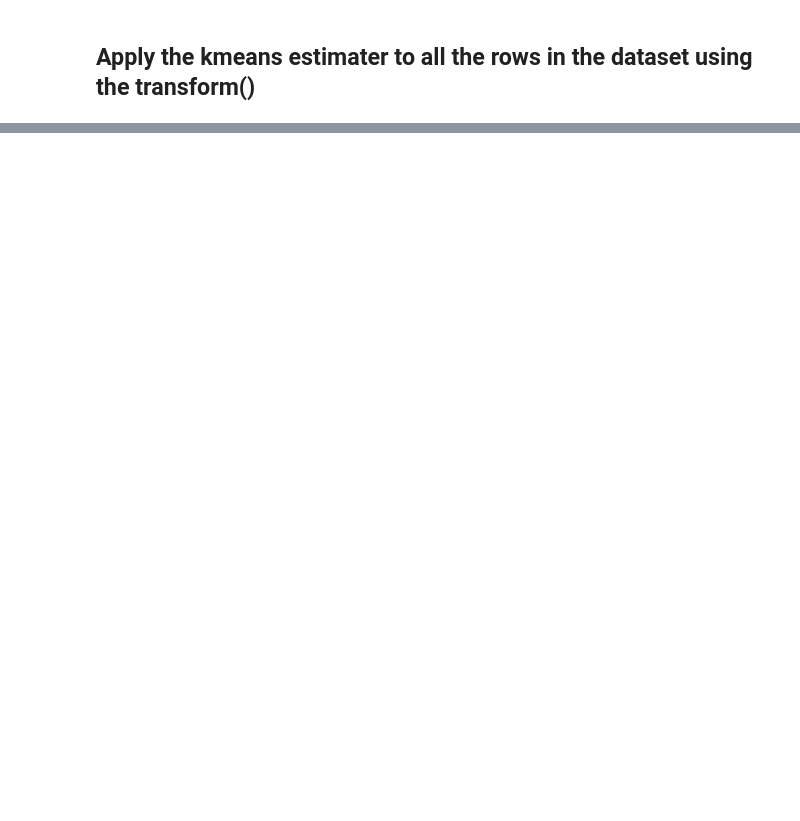
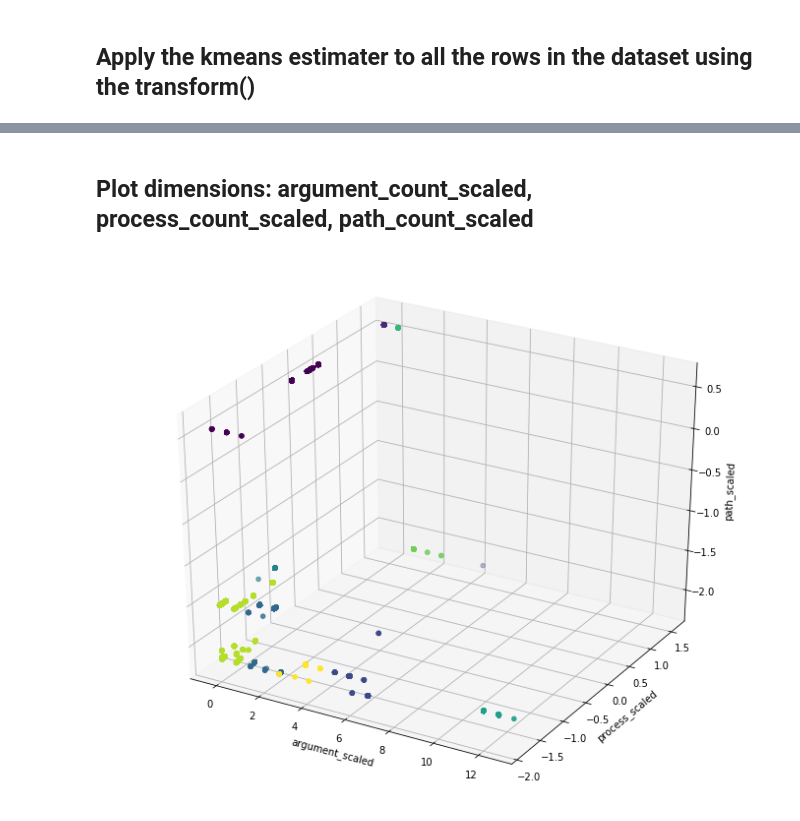
Before and after one commit to asoa/Windows-Process-Classifier, a Jupyter notebook: process_kmeans.ipynb, the cells around one changed output, grey strips where cells are left out. Saved outputs shown, nothing was run; the diff lists cells and outputs as text; code cells hidden in the pictures; blank space fills up the shorter version.

```diff
--- a/process_kmeans.ipynb
+++ b/process_kmeans.ipynb
@@ -143,0 +145,11 @@ plt.show()
+# %% [markdown]
+## Plot dimensions: argument_count_scaled, process_count_scaled, path_count_scaled
+# %%
+_plt = plt.figure(figsize=(12,10)).gca(projection='3d')
+_plt.scatter(df_transformed_pd.argument_count_scaled, df_transformed_pd.process_count_scaled, df_transformed_pd.path_count_scaled, c=df_transformed_pd.prediction)
+_plt.set_xlabel('argument_scaled')
+_plt.set_ylabel('process_scaled')
+_plt.set_zlabel('path_scaled')
+plt.show()
+# %% [output]
+[figure, added]
```
Also changed, not shown: parts of 10 cells of this notebook, 1 other file.
